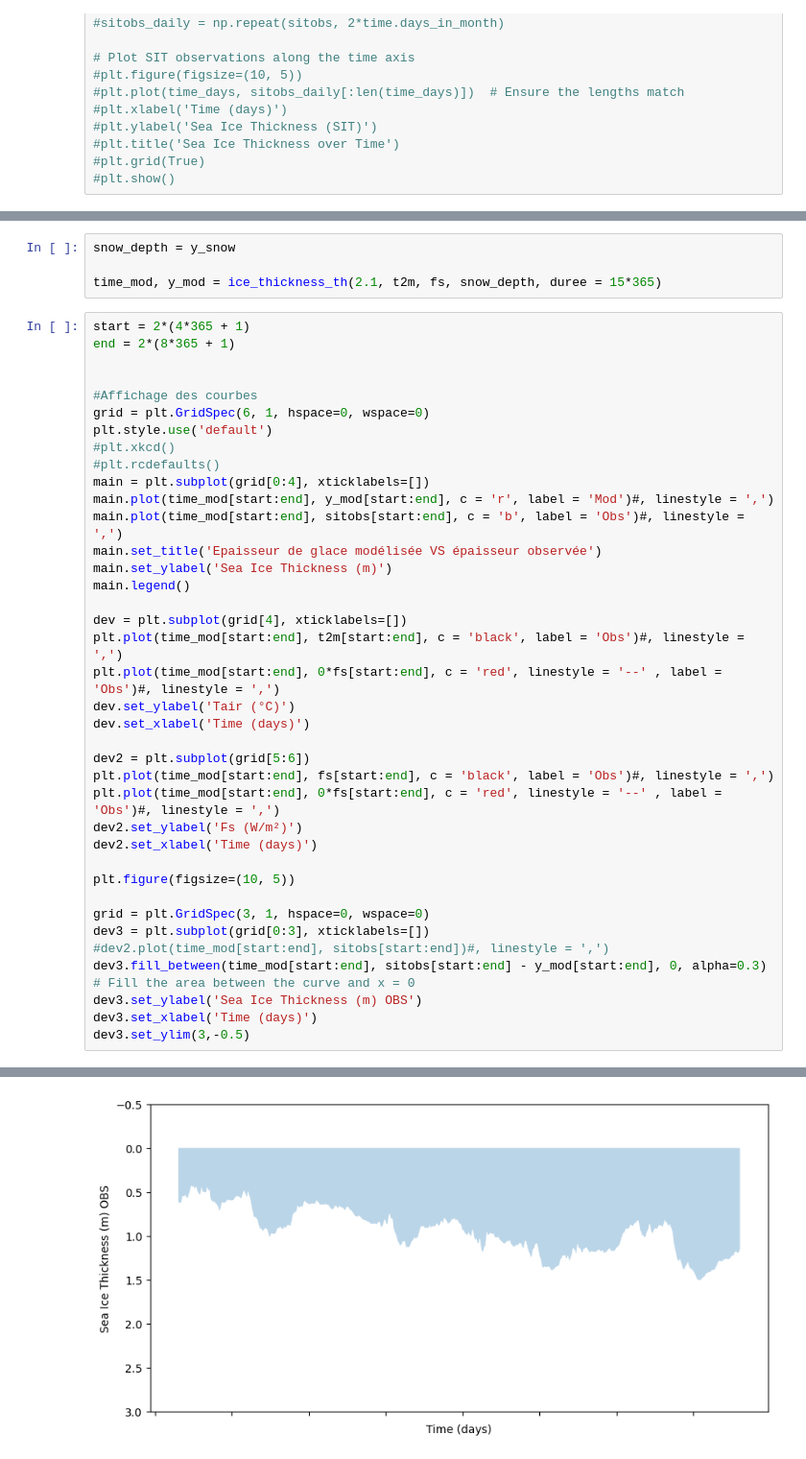
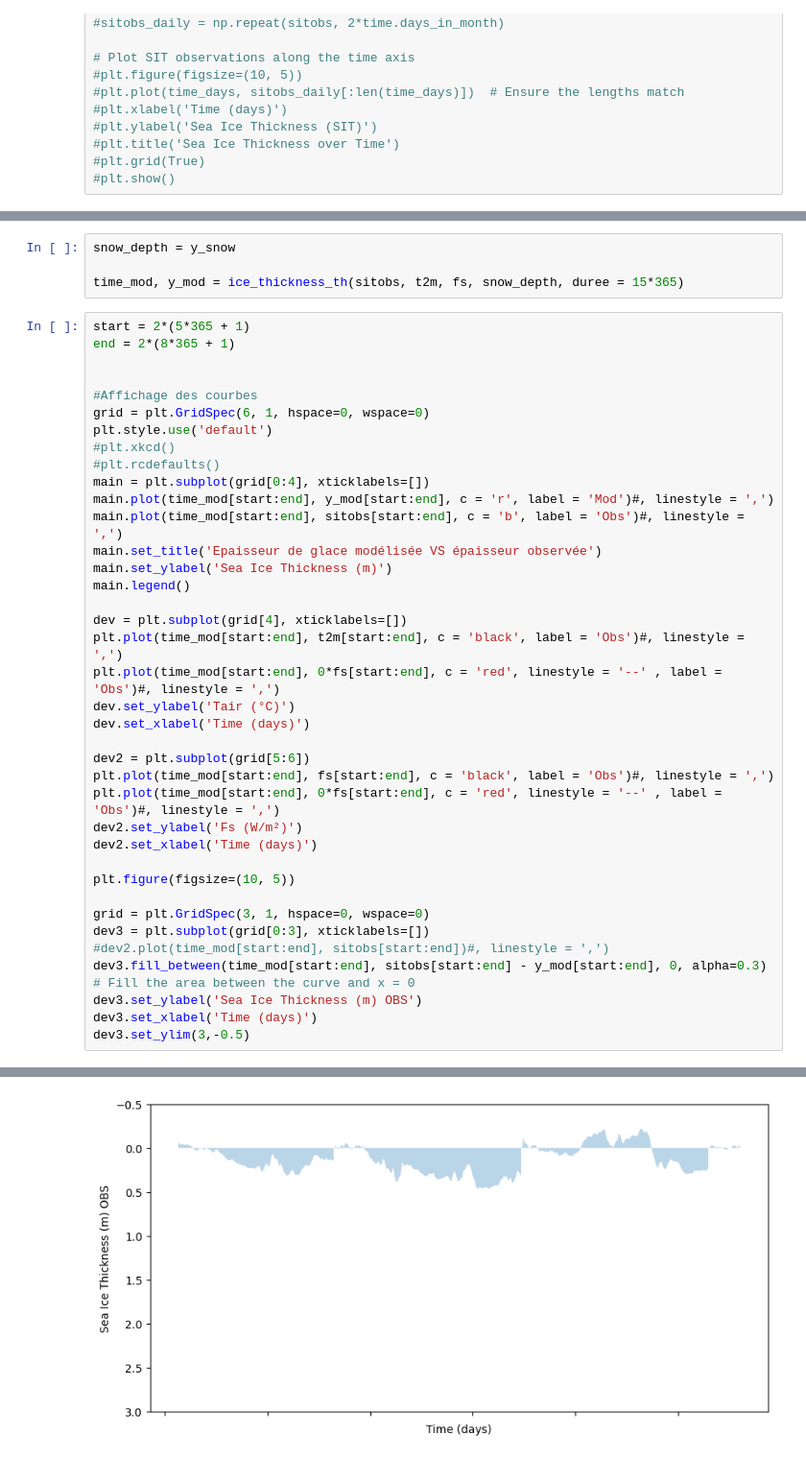
Before and after one commit to juliencollard2001/PHO_Arctic, a Jupyter notebook: ice_growthv2.ipynb, the cells around one changed output, grey strips where cells are left out. Shown: that part at 96% size. Drawn from its saved outputs; the diff is of its cells as text.

```diff
--- a/ice_growthv2.ipynb
+++ b/ice_growthv2.ipynb
@@ -228,9 +197,9 @@ dev2.set_ylim(3,-0.5)
 # %%
 snow_depth = y_snow
 
-time_mod, y_mod = ice_thickness_th(2.1, t2m, fs, snow_depth, duree = 15*365)
+time_mod, y_mod = ice_thickness_th(sitobs, t2m, fs, snow_depth, duree = 15*365)
 # %%
-start = 2*(4*365 + 1)
+start = 2*(5*365 + 1)
 end = 2*(8*365 + 1)
 
 
@@ -273 +242 @@ dev3.set_ylim(3,-0.5)
-[figure, old version]
+[figure, new version]
```
Also changed, not shown: parts of 10 cells of this notebook, 1 other file.
